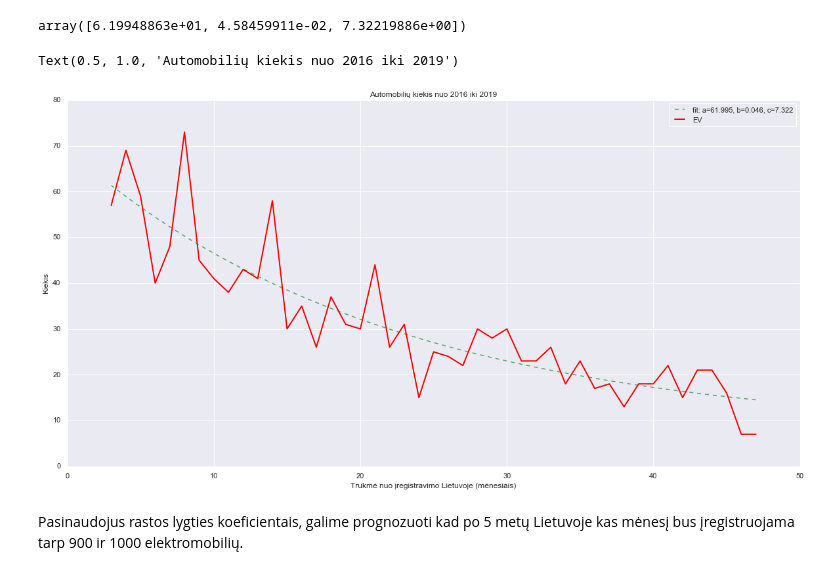
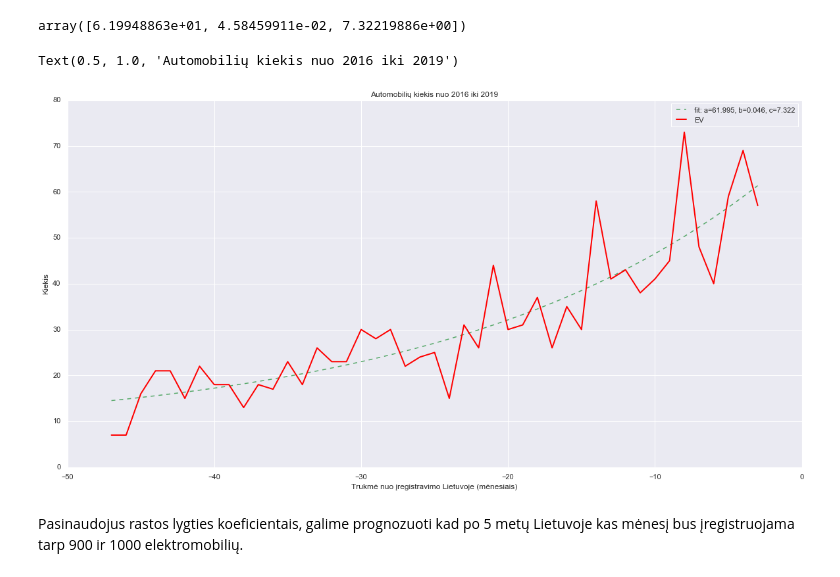
Before and after one commit to AlgirdasKartavicius/MM_2miniProjektas, a Jupyter notebook: 2MiniProjektas.ipynb, the cells around one changed output. Drawn from its saved outputs; the diff is of its cells as text; code cells hidden in the pictures.

```diff
--- a/2MiniProjektas.ipynb
+++ b/2MiniProjektas.ipynb
@@ -211,15 +223,16 @@ popt
 array([6.19948863e+01, 4.58459911e-02, 7.32219886e+00])
 # %%
 plt.figure(figsize=(20,10))
-plt.plot(ev_grouped['MONTHS'], func(ev_grouped['MONTHS'],*popt), 'g--', label='fit: a=%5.3f, b=%5.3f, c=%5.3f' % tuple(popt))
-plt.plot('MONTHS', 'FUEL_COUNT', data=ev_grouped,  marker='', color='red', linewidth=2, label='EV')
+plt.plot( -1 * ev_grouped['MONTHS'], func(ev_grouped['MONTHS'],*popt), 'g--', label='fit: a=%5.3f, b=%5.3f, c=%5.3f' % tuple(popt))
+ev_grouped['MONTHS'] = ev_grouped['MONTHS'] * -1
+plt.plot( 'MONTHS', 'FUEL_COUNT', data=ev_grouped,  marker='', color='red', linewidth=2, label='EV')
 plt.legend()
 plt.xlabel('Trukmė nuo įregistravimo Lietuvoje (mėnesiais)')
 plt.ylabel('Kiekis')
 plt.title('Automobilių kiekis nuo 2016 iki 2019')
 # %% [output]
 Text(0.5, 1.0, 'Automobilių kiekis nuo 2016 iki 2019')
-[figure, old version]
+[figure, new version]
 # %% [markdown]
 Pasinaudojus rastos lygties koeficientais, galime prognozuoti kad po 5 metų Lietuvoje kas mėnesį bus įregistruojama tarp 900 ir 1000 elektromobilių.
 # %%
```
Also changed, not shown: parts of 31 cells of this notebook.
